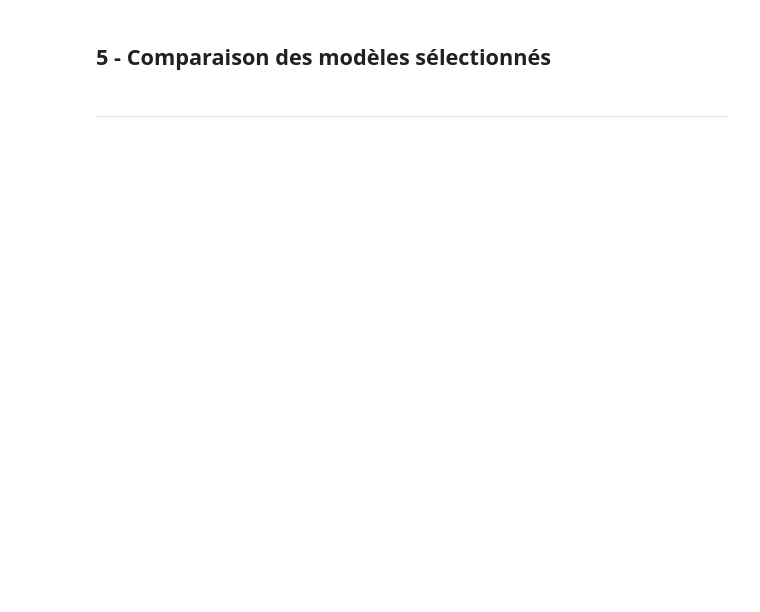
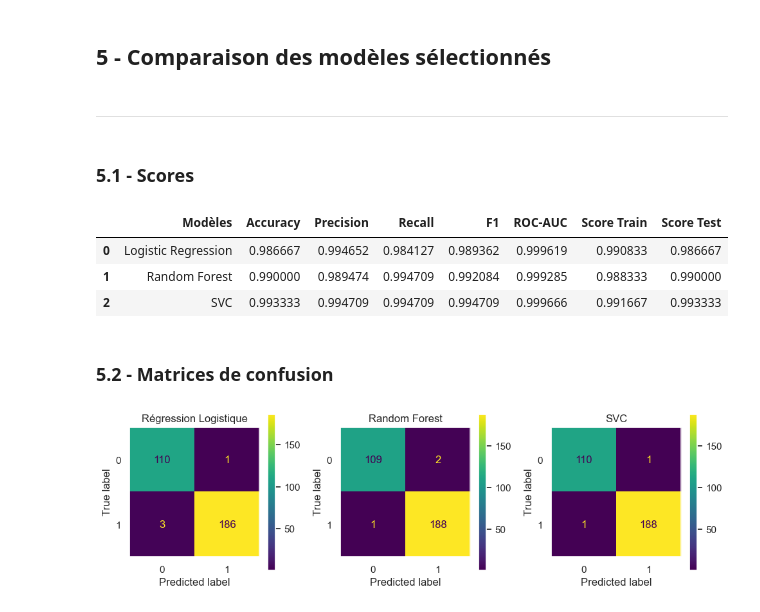
Before and after one commit to lengocduyvu/oncfm-detection-faux-billets, a Jupyter notebook: notebooks/oncfm-analyse.ipynb, the cells around one changed output. Drawn from its saved outputs; the diff is of its cells as text; code cells hidden in the pictures; blank space fills up the shorter version.

```diff
--- a/notebooks/oncfm-analyse.ipynb
+++ b/notebooks/oncfm-analyse.ipynb
@@ -802,7 +729,8 @@ Score Test : 0.9933333333333333
 svc_param = dict(
     C=np.logspace(-3, 3, 7),
     gamma=np.logspace(-3, 3, 7),
-    kernel=["rbf", "linear"]
+    kernel=["rbf", "linear"],
+    probability=[True]
 )
 # %%
 rand_svc = RandomizedSearchCV(svc, svc_param, n_jobs=-1, cv=5, scoring='accuracy', verbose=1)
@@ -865,3 +751,44 @@ Score Test : 0.9933333333333333
 ## 5 - Comparaison des modèles sélectionnés
 # %% [markdown]
 ***
+# %% [markdown]
+### 5.1 - Scores
+# %%
+scores_sel = pd.DataFrame(
+    {
+        "Modèles": ["Logistic Regression", "Random Forest", "SVC"],
+        "Accuracy": [accuracy_score(y_test, reglog_final_pred), accuracy_score(y_test, ranfor_final_pred), accuracy_score(y_test, svc_final_pred)],
+        "Precision": [precision_score(y_test, reglog_final_pred), precision_score(y_test, ranfor_final_pred), precision_score(y_test, svc_final_pred)],
+        "Recall": [recall_score(y_test, reglog_final_pred), recall_score(y_test, ranfor_final_pred), recall_score(y_test, svc_final_pred)],
+        "F1": [f1_score(y_test, reglog_final_pred), f1_score(y_test, ranfor_final_pred), f1_score(y_test, svc_final_pred)],
+        "ROC-AUC": [roc_auc_score(y_test, reglog_final.predict_proba(X_test)[:,1]), roc_auc_score(y_test, ranfor_final.predict_proba(X_test)[:,1]), roc_auc_score(y_test, svc_final.predict_proba(X_test)[:,1])],
+        "Score Train": [reglog_final.score(X_train, y_train), ranfor_final.score(X_train, y_train), svc_final.score(X_train, y_train)],
+        "Score Test": [reglog_final.score(X_test, y_test), ranfor_final.score(X_test, y_test), svc_final.score(X_test, y_test)],
+    }
+)
+scores_sel
+# %% [output]
+|  | Modèles | Accuracy | Precision | Recall | F1 | ROC-AUC | Score Train | Score Test |
+| 0 | Logistic Regression | 0.986667 | 0.994652 | 0.984127 | 0.989362 | 0.999619 | 0.990833 | 0.986667 |
+| 1 | Random Forest | 0.990000 | 0.989474 | 0.994709 | 0.992084 | 0.999285 | 0.988333 | 0.990000 |
+| 2 | SVC | 0.993333 | 0.994709 | 0.994709 | 0.994709 | 0.999666 | 0.991667 | 0.993333 |
+# %% [markdown]
+### 5.2 - Matrices de confusion
+# %%
+cms_final = []
+cms_final.append(confusion_matrix(y_test, reglog_final_pred))
+cms_final.append(confusion_matrix(y_test, ranfor_final_pred))
+cms_final.append(confusion_matrix(y_test, svc_final_pred))
+# %%
+fig, ax = plt.subplots(1, 3, figsize=(10,3))
+
+for i in range(3):
+    disp = ConfusionMatrixDisplay(confusion_matrix=cms_final[i], display_labels=[0, 1])
+    disp.plot(ax=ax[i])
+    ax[i].grid(None)
+    ax[i].set_title(modelesselection[i])
+
+fig.tight_layout(pad=1)
+plt.show()
+# %% [output]
+[figure, added]
```
Also changed, not shown: parts of 34 cells of this notebook, 1 other file.
